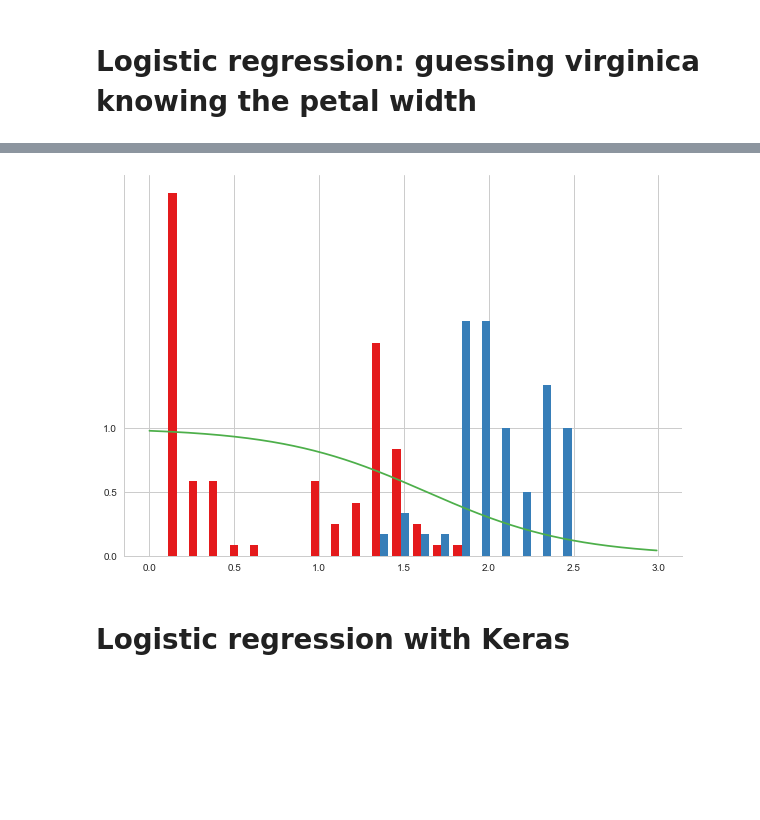
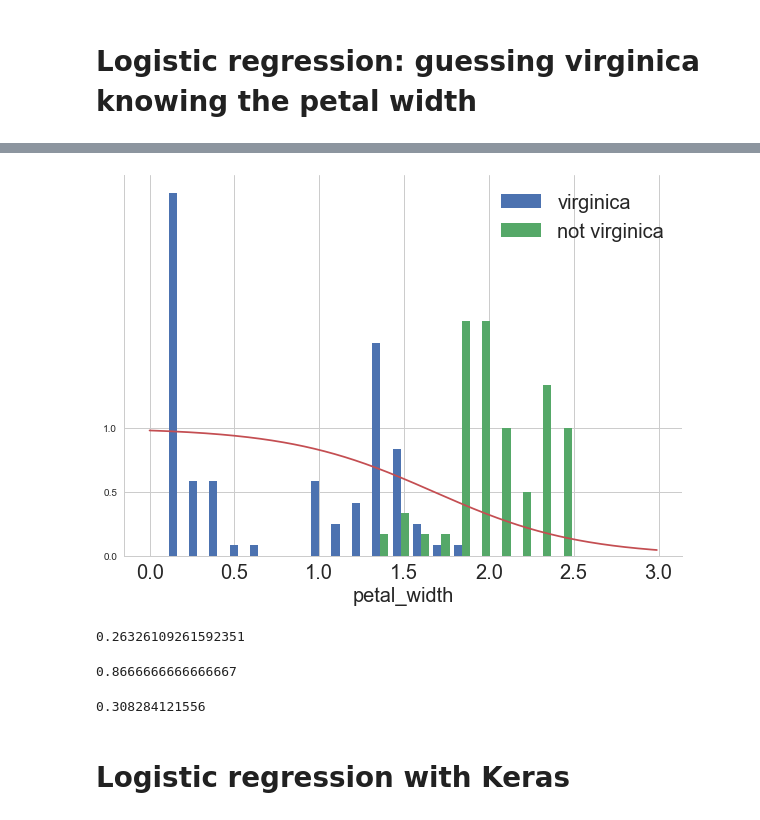
Before and after one commit to florentguymartin/introduction_neuralnetworks_keras, a Jupyter notebook: notebooks/iris.ipynb, the cells around one changed output, grey strips where cells are left out. Saved outputs shown, nothing was run; the diff lists cells and outputs as text; code cells hidden in the pictures; blank space fills up the shorter version.

```diff
--- a/notebooks/iris.ipynb
+++ b/notebooks/iris.ipynb
@@ -5,7 +5,7 @@ import matplotlib.pyplot as plt
 %matplotlib inline
 import seaborn as sns
 sns.set()
-sns.set_palette("Set1")
+#sns.set_palette("Set1")
 
 import warnings
 warnings.filterwarnings("ignore")
@@ -69,4 +62,16 @@ def plot_histogram(my_species,feature,n_bins=20):
     plt.figure(figsize=(10,7))
     plt.hist(hist_my_species, histtype='bar',normed=5,bins=n_bins,label=[my_species,'not '+my_species]);
     plt.yticks([])
+    plt.legend()
+    plt.xlabel(feature)
     sns.despine()
+# %%
+plt.rc('legend', fontsize=20)
+plt.rc('font', size=22)
+plt.rc('xtick', labelsize=20)    # fontsize of the tick labels
+plt.rc('axes', labelsize=20)
+plot_histogram('setosa','petal_length')
+        # controls default text sizes
+# plt.rc('axes', titlesize=SMALL_SIZE)     # fontsize of the axes title
+# plt.rc('axes', labelsize=MEDIUM_SIZE)    # fontsize of the x and y labels
+# plt.rc('ytick', labelsize=SMALL_SIZE)    # fontsize of the tick labels
@@ -107,9 +107,8 @@ LogisticRegression(C=1.0, class_weight=None, dual=False, fit_intercept=True,
 # %%
 plot_histogram('virginica','petal_width')
 domain_petal_width = np.arange(0,3,0.01)
 predicted_proba = logistic_classifier.predict_proba(domain_petal_width.reshape(-1,1))[:,0]
 plt.plot(domain_petal_width,predicted_proba)
-plt.yticks([0,0.5,1])
-plt.plot;
+plt.yticks([0,0.5,1]);
 # %% [output]
-[figure, old version]
+[figure, new version]
@@ -116,3 +117,19 @@ plt.plot;
+# %%
+prediction_train = logistic_classifier.predict_proba(x_train)
+loss_train = sklearn.metrics.log_loss(y_train,prediction_train)
+loss_train
+# %% [output]
+0.26326109261592351
+# %%
+score_test = logistic_classifier.score(x_test,y_test)
+# %% [output]
+0.8666666666666667
+# %%
+prediction_test = logistic_classifier.predict_proba(x_test)
+test_loss = sklearn.metrics.log_loss(y_test,prediction_test)
+print(test_loss)
+# %% [output]
+0.308284121556
 # %% [markdown]
 # Logistic regression with Keras
 # %%
```
Also changed, not shown: parts of 16 cells of this notebook.
